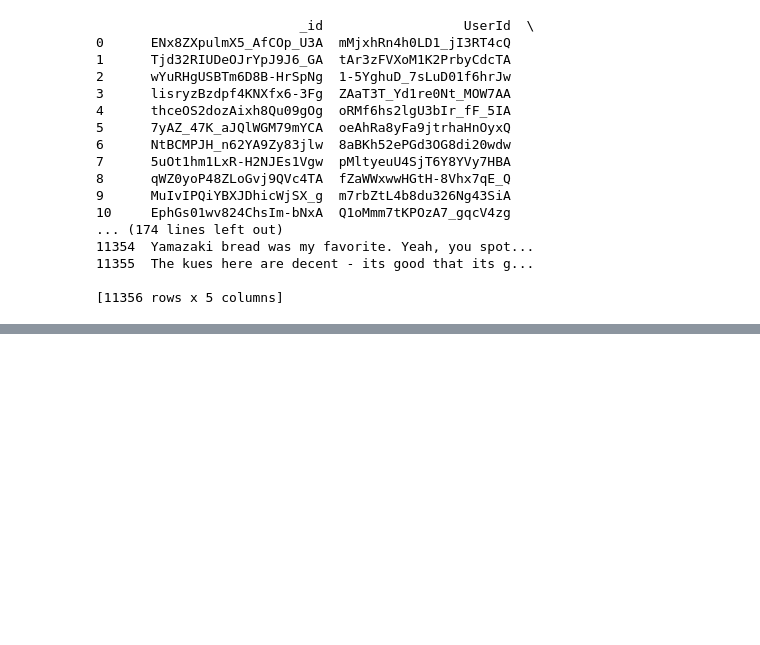
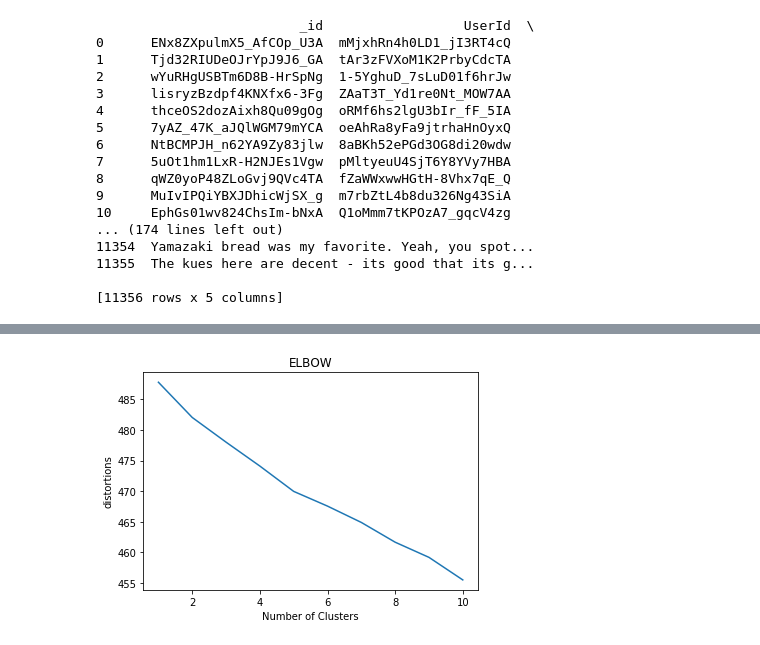
Before and after one commit to 0xCatgenius/text_mining-project, a Jupyter notebook: TextMiningYelp/YelpProcessingUpdated.ipynb, the cells around one changed output, grey strips where cells are left out. Saved outputs shown, nothing was run; the diff lists cells and outputs as text; code cells hidden in the pictures; blank space fills up the shorter version.

```diff
--- a/TextMiningYelp/YelpProcessingUpdated.ipynb
+++ b/TextMiningYelp/YelpProcessingUpdated.ipynb
@@ -243,0 +288,47 @@ print(tfidf_matrix.shape)
+# %%
+#This method gives me a weird graph that is negative
+# Nc = range(1, 50)
+# kmeans = [KMeans(n_clusters=i) for i in Nc]
+# kmeans
+
+# score = [kmeans[i].fit(tfidf_matrix).score(tfidf_matrix) for i in range(len(kmeans))]
+# score
+
+# pl.plot(Nc,score)
+# pl.xlabel('Number of Clusters')
+# pl.ylabel('Score')
+# pl.title('Elbow Curve')
+# pl.show()
+
+# Follow the TA way and some tutorial online LOL
+# https://www.kaggle.com/dipikabaad0107/elbow-curve-for-text-clustering
+
+distortions = []
+K = range(1,11)
+for i in K:
+    kmeans = KMeans(n_clusters=i, init='k-means++', max_iter=300,n_init=10,random_state=0)
+    kmeans.fit(tfidf_matrix)
+    distortions.append(kmeans.inertia_)
+pl.plot(K,distortions)
+pl.title('ELBOW')
+pl.xlabel('Number of Clusters')
+pl.ylabel('distortions')
+pl.show()
+
+
+
+
+
+
+# from sklearn.cluster import KMeans
+# from sklearn import metrics
+# from scipy.spatial.distance import cdist
+
+# distortions = []
+# K = range(1,10)
+# for k in K:
+#     kmeanModel = KMeans(n_clusters=k).fit(tfidf_matrix)
+#     kmeanModel.fit(tfidf_matrix)
+#     distortions.append(sum(np.min(cdist(tfidf_matrix, kmeanModel.cluster_centers_, 'euclidean'), axis=1)) / tfidf_matrix.shape[0])
+# %% [output]
+[figure, added]
```
Also changed, not shown: parts of 6 cells of this notebook.
